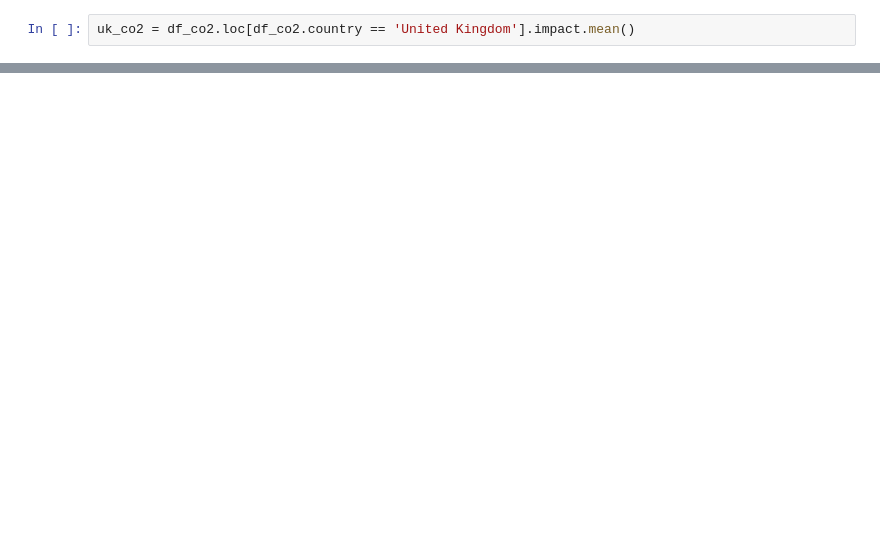
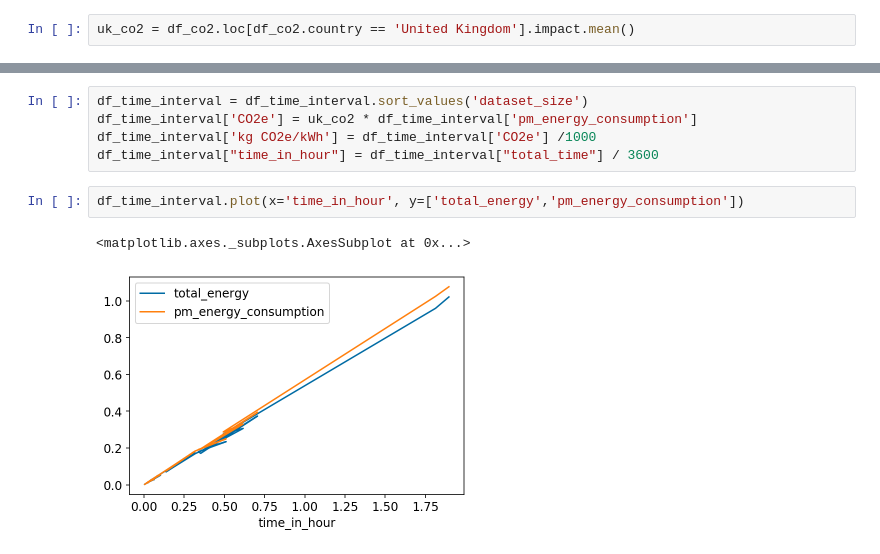
Before and after one commit to MScDissertation/NLP, a Jupyter notebook: PowerMonitorReadingsForFinetuning.ipynb, the cells around one changed output, grey strips where cells are left out. Saved outputs shown, nothing was run; the diff lists cells and outputs as text; blank space fills up the shorter version.

```diff
--- a/PowerMonitorReadingsForFinetuning.ipynb
+++ b/PowerMonitorReadingsForFinetuning.ipynb
@@ -160,0 +177,10 @@ df_64[features]
+# %%
+df_time_interval = df_time_interval.sort_values('dataset_size')
+df_time_interval['CO2e'] = uk_co2 * df_time_interval['pm_energy_consumption']
+df_time_interval['kg CO2e/kWh'] = df_time_interval['CO2e'] /1000
+df_time_interval["time_in_hour"] = df_time_interval["total_time"] / 3600
+# %%
+df_time_interval.plot(x='time_in_hour', y=['total_energy','pm_energy_consumption'])
+# %% [output]
+<matplotlib.axes._subplots.AxesSubplot at 0x...>
+[figure, added]
```
Also changed, not shown: parts of 13 cells of this notebook, 7 other files.
